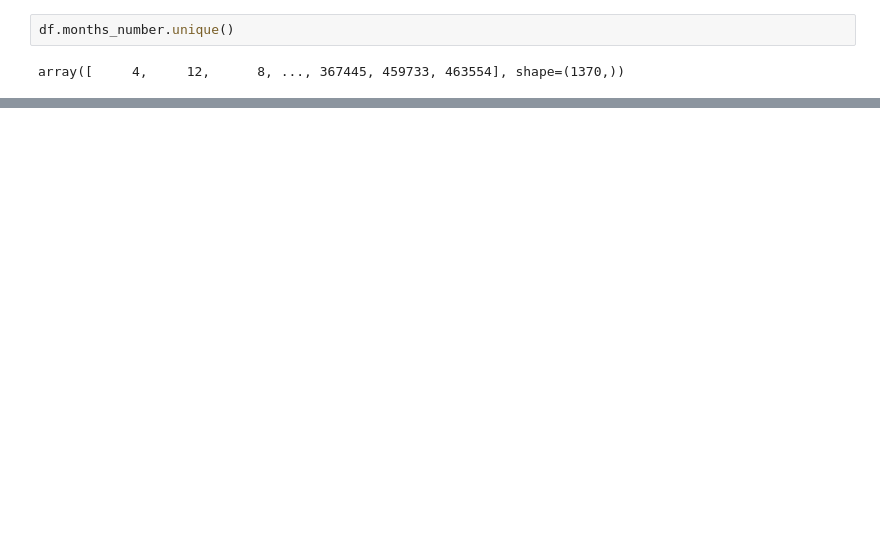
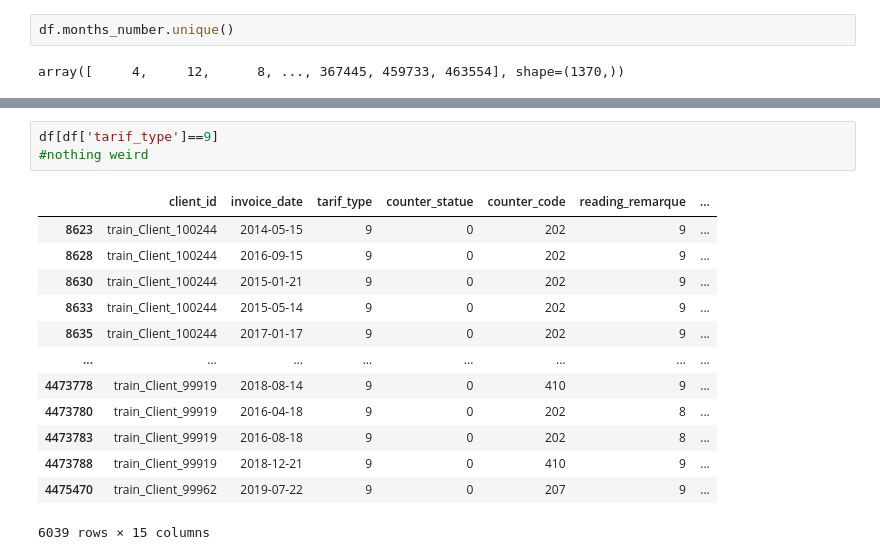
Before and after one commit to jakoum1/fraud-detection, a Jupyter notebook: main1.ipynb, the cells around one changed output, grey strips where cells are left out. Cells and saved outputs as stored; diff of their text form; blank space fills up the shorter version.

```diff
--- a/main1.ipynb
+++ b/main1.ipynb
@@ -373,0 +487,17 @@ Index(['client_id', 'invoice_date', 'tarif_type', 'counter_number',
+# %%
+df[df['tarif_type']==9]
+#nothing weird
+# %% [output]
+|  | client_id | invoice_date | tarif_type | counter_statue | counter_code | reading_remarque | ... |
+| 8623 | train_Client_100244 | 2014-05-15 | 9 | 0 | 202 | 9 | ... |
+| 8628 | train_Client_100244 | 2016-09-15 | 9 | 0 | 202 | 9 | ... |
+| 8630 | train_Client_100244 | 2015-01-21 | 9 | 0 | 202 | 9 | ... |
+| 8633 | train_Client_100244 | 2015-05-14 | 9 | 0 | 202 | 9 | ... |
+| 8635 | train_Client_100244 | 2017-01-17 | 9 | 0 | 202 | 9 | ... |
+| ... | ... | ... | ... | ... | ... | ... | ... |
+| 4473778 | train_Client_99919 | 2018-08-14 | 9 | 0 | 410 | 9 | ... |
+| 4473780 | train_Client_99919 | 2016-04-18 | 9 | 0 | 202 | 8 | ... |
+| 4473783 | train_Client_99919 | 2016-08-18 | 9 | 0 | 202 | 8 | ... |
+| 4473788 | train_Client_99919 | 2018-12-21 | 9 | 0 | 410 | 9 | ... |
+| 4475470 | train_Client_99962 | 2019-07-22 | 9 | 0 | 207 | 9 | ... |
+6039 rows × 15 columns
```
Also changed, not shown: parts of 17 cells of this notebook.
